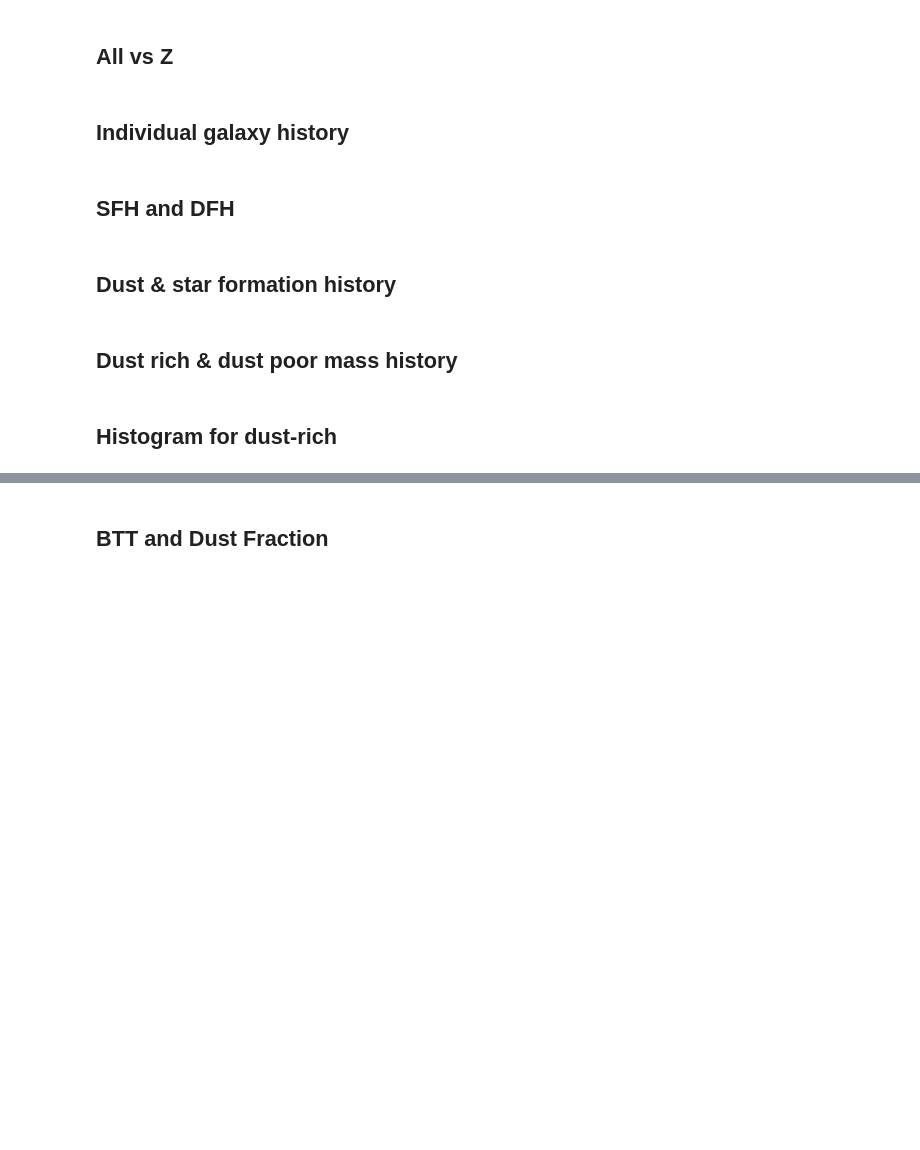
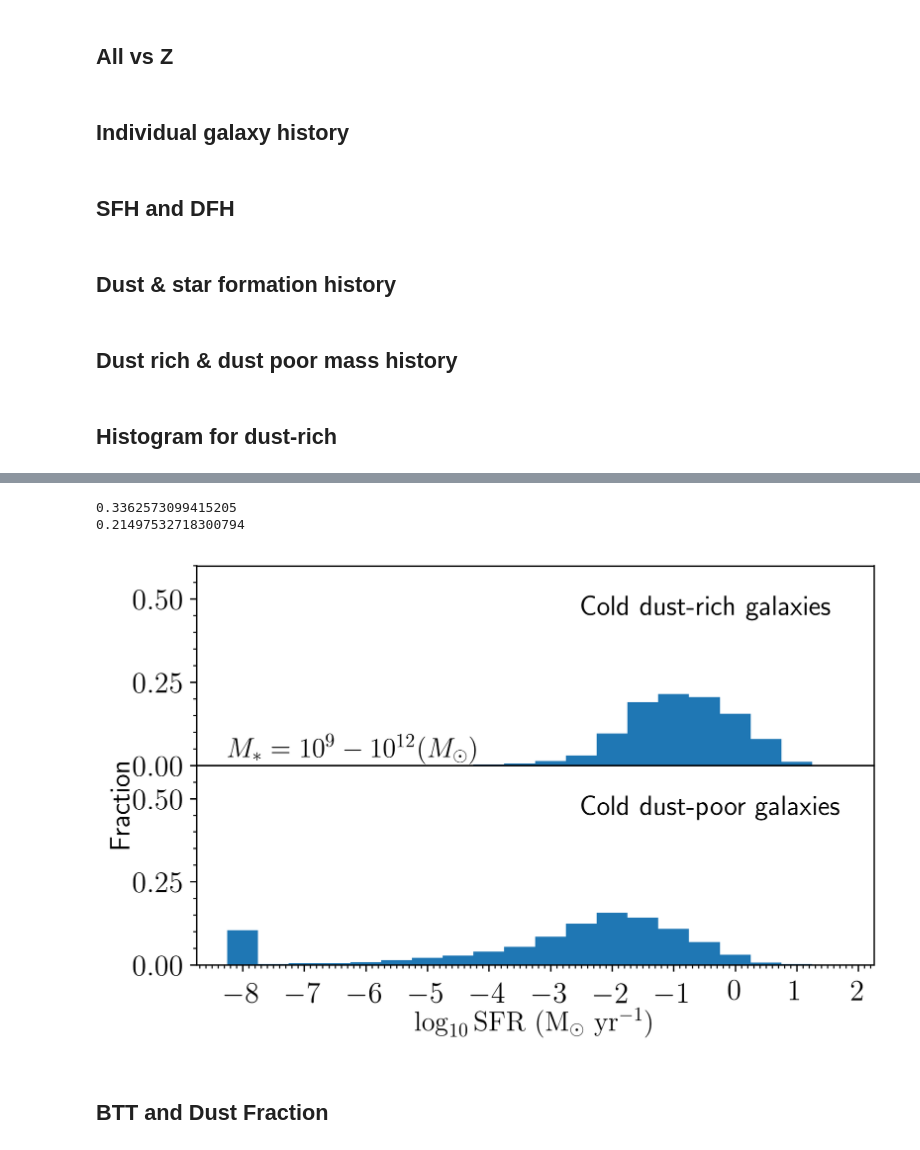
Before and after one commit to darrencroton/sage, a Jupyter notebook: analysis/dust-result.ipynb, the cells around one changed output, grey strips where cells are left out. Saved outputs shown, nothing was run; the diff lists cells and outputs as text; code cells hidden in the pictures; blank space fills up the shorter version.

```diff
--- a/analysis/dust-result.ipynb
+++ b/analysis/dust-result.ipynb
@@ -3272,3 +3218,74 @@ plt.savefig('plots/SFR-hist-test-bulge3.png')
+# %%
+fig, axes = plt.subplots(2, 1, sharex=True)
+ax = plt.subplot(211)
+
+w = np.where (G_history[0].StellarMass > 0)[0]
+stellarmass = G_history[0].StellarMass[w] * 1.e10 / Hubble_h
+bulge = G_history[0].BulgeMass[w] * 1.e10 / Hubble_h
+sfr = G_history[0].SfrDisk[w] + G_history[0].SfrBulge[w]
+dustmass = G_history[0].ColdDust[w] * 1.e10 / Hubble_h
+dustfrac = dustmass / stellarmass
+
+w = np.where(sfr<1e-8)[0]
+sfr[w]=1e-8
+
+w = np.where((stellarmass > 1e9) & (stellarmass < 1e12) & (dustfrac > 1e-4))[0]
+sfr_rich = np.log10(sfr[w])
+
+sfr_max = 2.0
+sfr_min = -8.0
+binwidth = 0.5
+nbins = np.arange(sfr_min, sfr_max + binwidth, binwidth)
+hist, bins = np.histogram(sfr_rich, bins=nbins)
+plt.bar(bins[:-1], hist/sum(hist), width=bins[1]-bins[0])
+
+w = np.where((sfr_rich<-1.0) | (sfr_rich==-1.0))[0]
+print(len(w)/len(sfr_rich))
+
+plt.yticks([0, 0.25, 0.5])
+plt.ylim(0, 0.6)
+ax.text(-2.5, 0.45, 'Cold dust-rich galaxies', fontsize=15)
+ax.xaxis.set_minor_locator(plt.MultipleLocator(0.1))
+ax.yaxis.set_minor_locator(plt.MultipleLocator(0.05))
+
+
+#---------------------------------------------------------------------------------------------
+ax = plt.subplot(212)
+
+w = np.where((stellarmass > 1e9) & (stellarmass < 1e12) & (dustfrac < 1e-4))[0]
+sfr_rich = np.log10(sfr[w])
+
+nbins = np.arange(sfr_min, sfr_max + binwidth, binwidth)
+#plt.hist(sfr_rich, bins=nbins, normed=1)
+
+hist, bins = np.histogram(sfr_rich, bins=nbins)
+plt.bar(bins[:-1], hist/sum(hist), width=bins[1]-bins[0])
+
+plt.ylim(0, 0.6)
+
+w = np.where(sfr_rich>-1.0)[0]
+print(len(w)/len(sfr_rich))
+
+plt.xlabel(r'$\log_{10} \mathrm{SFR}\ (\mathrm{M_{\odot}}\ \mathrm{yr}^{-1})$', fontsize=15)
+#plt.ylabel(r'$\mathrm{Percentage}$', fontsize=15)
+
+fig.text(0.15, 0.58, r'$ M_{*} = 10^{9} - 10^{12} (M_{\odot})$', fontsize=15)
+#fig.text(0.15, 0.53, r'$M_\mathrm{dust} > 1.0 \times 10^{7} (M_{\odot})$', fontsize=10)
+
+ax.text(-2.5, 0.45, 'Cold dust-poor galaxies', fontsize=15)
+ax.xaxis.set_minor_locator(plt.MultipleLocator(0.1))
+ax.yaxis.set_minor_locator(plt.MultipleLocator(0.05))
+plt.xticks([-8, -7, -6, -5, -4, -3, -2, -1, 0, 1, 2])
+plt.yticks([0, 0.25, 0.5])
+
+fig.text(0.0, 0.5, 'Fraction', fontsize=15, va='center', rotation='vertical')
+plt.tight_layout()
+plt.subplots_adjust(wspace=0, hspace=0)
+plt.savefig('plots/SFR-hist-play2.png')
+# %% [output]
+0.3362573099415205
+0.21497532718300794
+[figure, added]
 # %% [markdown]
 ## BTT and Dust Fraction
 # %%
```
Also changed, not shown: parts of 16 cells of this notebook.
